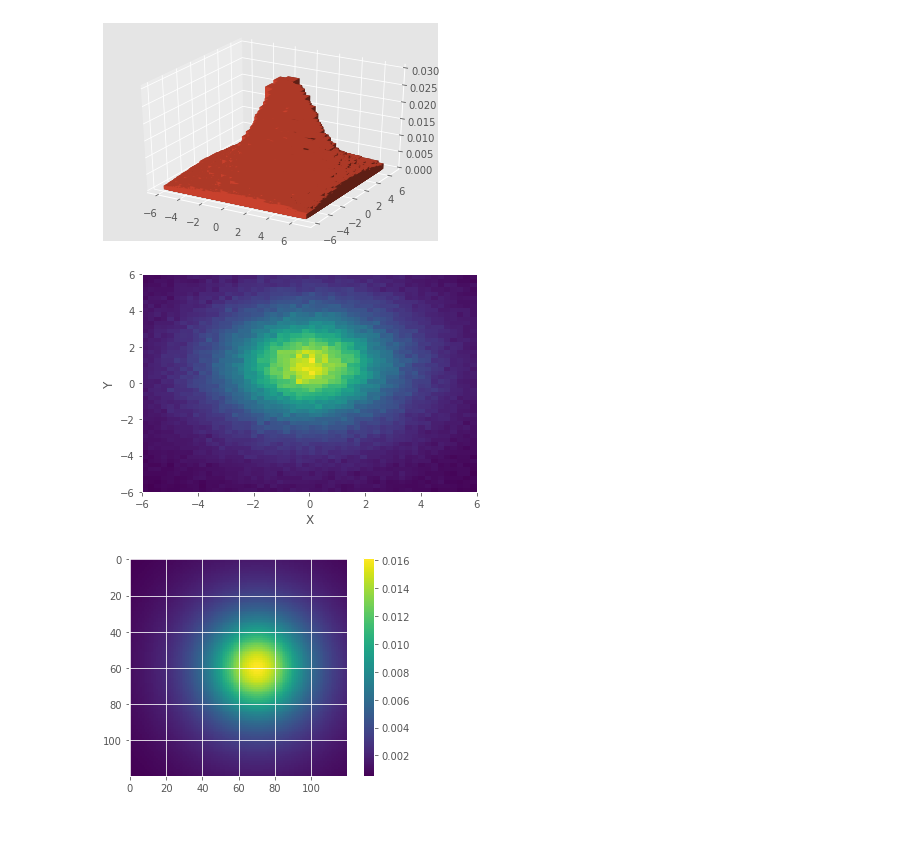
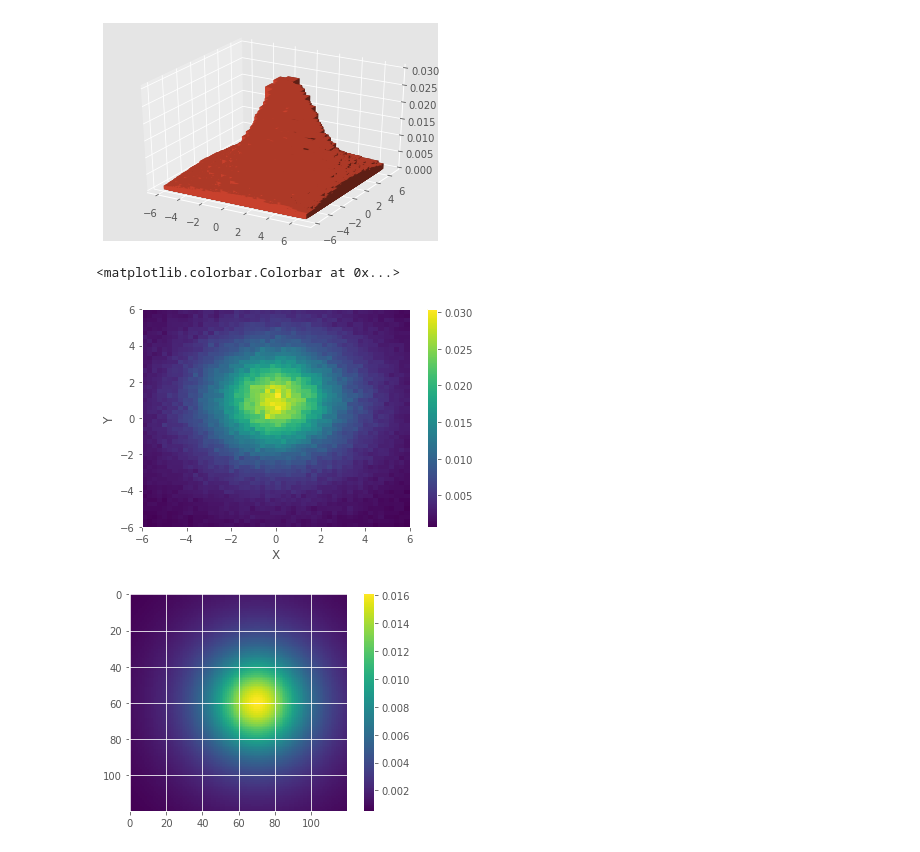
Before and after one commit to andrew-kulikov/matmod, a Jupyter notebook: src/lab2_continuous.ipynb, the cells around one changed output. Saved outputs shown, nothing was run; the diff lists cells and outputs as text; code cells hidden in the pictures.

```diff
--- a/src/lab2_continuous.ipynb
+++ b/src/lab2_continuous.ipynb
@@ -103,9 +113,12 @@ plt.show()
 # %%
 plt.ylabel('Y')
 plt.xlabel('X')
-plt.hist2d(x_p, y_p, bins=bins, range=ranges);
+
+plt.hist2d(x_p, y_p, bins=bins, range=ranges, density=True);
+plt.colorbar()
 # %% [output]
+<matplotlib.colorbar.Colorbar at 0x...>
-[figure, old version]
+[figure, new version]
 # %%
 plt.imshow(Z.T)
 plt.colorbar()
```
Also changed, not shown: parts of 4 cells of this notebook, 3 other files.
